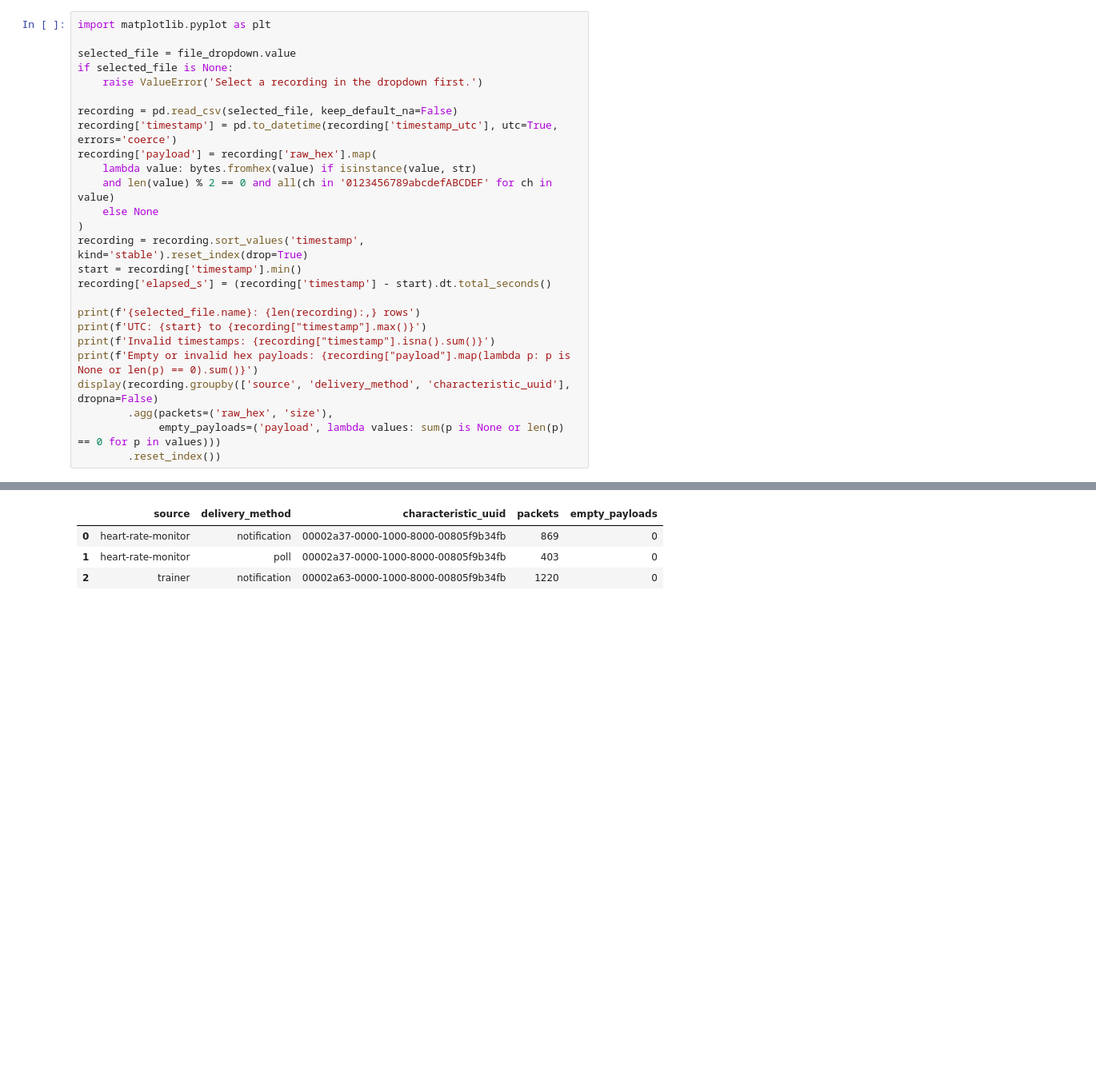
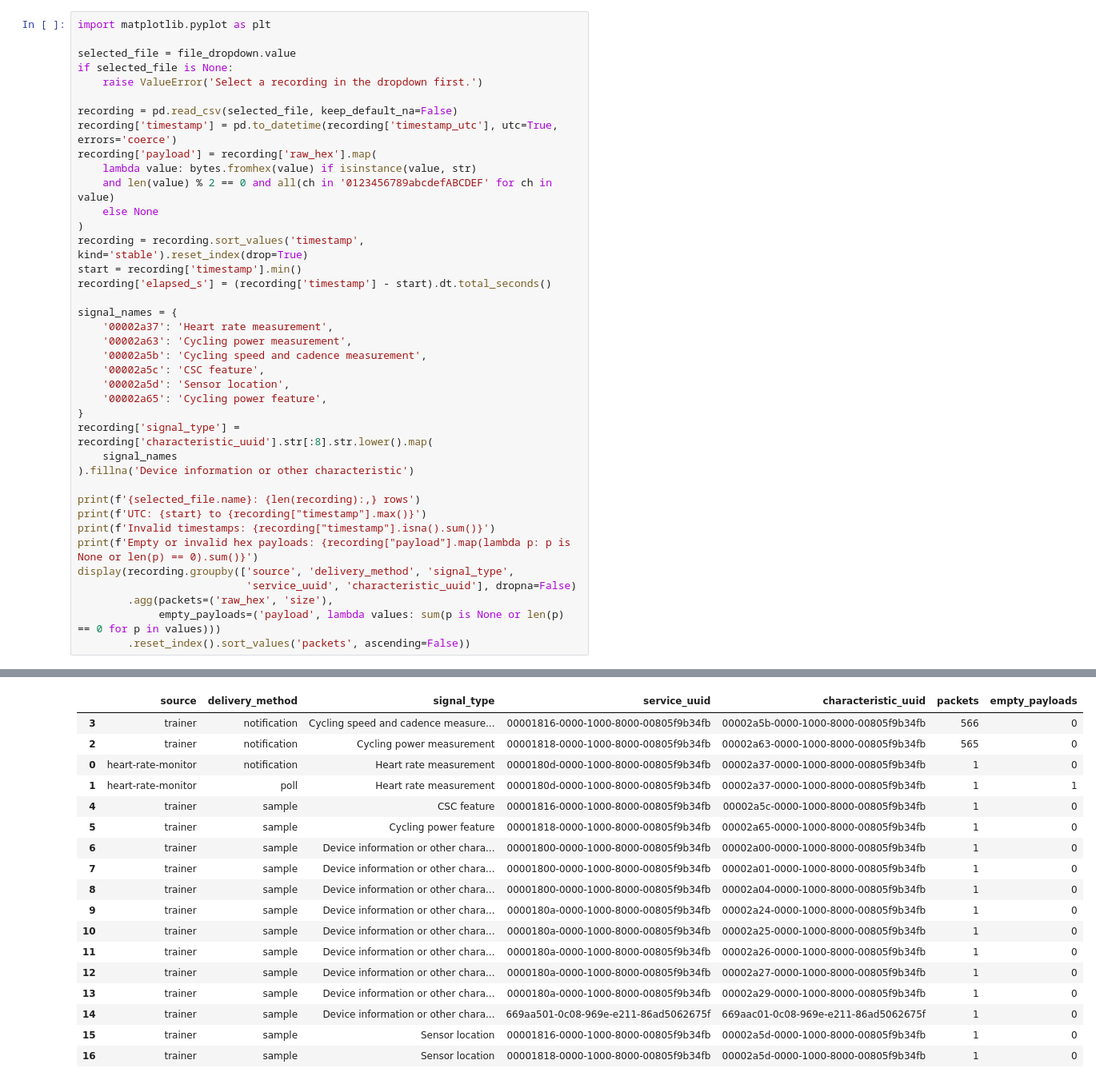
Before and after one commit to FerdivdKamp/bikeTrainerApp, a Jupyter notebook: tools/csv-reader/notebooks/recording_browser.ipynb, the cells around one changed output, grey strips where cells are left out. Shown at 80% size. Cells and saved outputs as stored; diff of their text form; blank space fills up the shorter version.

```diff
--- a/tools/csv-reader/notebooks/recording_browser.ipynb
+++ b/tools/csv-reader/notebooks/recording_browser.ipynb
@@ -84,12 +90,25 @@ recording = recording.sort_values('timestamp', kind='stable').reset_index(drop=T
 start = recording['timestamp'].min()
 recording['elapsed_s'] = (recording['timestamp'] - start).dt.total_seconds()
 
+signal_names = {
+    '00002a37': 'Heart rate measurement',
+    '00002a63': 'Cycling power measurement',
+    '00002a5b': 'Cycling speed and cadence measurement',
+    '00002a5c': 'CSC feature',
+    '00002a5d': 'Sensor location',
+    '00002a65': 'Cycling power feature',
+}
+recording['signal_type'] = recording['characteristic_uuid'].str[:8].str.lower().map(
+    signal_names
+).fillna('Device information or other characteristic')
+
 print(f'{selected_file.name}: {len(recording):,} rows')
 print(f'UTC: {start} to {recording["timestamp"].max()}')
 print(f'Invalid timestamps: {recording["timestamp"].isna().sum()}')
 print(f'Empty or invalid hex payloads: {recording["payload"].map(lambda p: p is None or len(p) == 0).sum()}')
-display(recording.groupby(['source', 'delivery_method', 'characteristic_uuid'], dropna=False)
+display(recording.groupby(['source', 'delivery_method', 'signal_type',
+                           'service_uuid', 'characteristic_uuid'], dropna=False)
         .agg(packets=('raw_hex', 'size'),
              empty_payloads=('payload', lambda values: sum(p is None or len(p) == 0 for p in values)))
-        .reset_index())
+        .reset_index().sort_values('packets', ascending=False))
 # %% [output]
@@ -100,7 +119,21 @@ Empty or invalid hex payloads: 0
-|  | source | delivery_method | characteristic_uuid | packets | empty_payloads |
-| 0 | heart-rate-monitor | notification | 00002a37-0000-1000-8000-00805f9b34fb | 869 | 0 |
-| 1 | heart-rate-monitor | poll | 00002a37-0000-1000-8000-00805f9b34fb | 403 | 0 |
-| 2 | trainer | notification | 00002a63-0000-1000-8000-00805f9b34fb | 1220 | 0 |
+|  | source | delivery_method | signal_type | service_uuid | characteristic_uuid | packets | empty_payloads |
+| 3 | trainer | notification | Cycling speed and cadence measure... | 00001816-0000-1000-8000-00805f9b34fb | 00002a5b-0000-1000-8000-00805f9b34fb | 566 | 0 |
+| 2 | trainer | notification | Cycling power measurement | 00001818-0000-1000-8000-00805f9b34fb | 00002a63-0000-1000-8000-00805f9b34fb | 565 | 0 |
+| 0 | heart-rate-monitor | notification | Heart rate measurement | 0000180d-0000-1000-8000-00805f9b34fb | 00002a37-0000-1000-8000-00805f9b34fb | 1 | 0 |
+| 1 | heart-rate-monitor | poll | Heart rate measurement | 0000180d-0000-1000-8000-00805f9b34fb | 00002a37-0000-1000-8000-00805f9b34fb | 1 | 1 |
+| 4 | trainer | sample | CSC feature | 00001816-0000-1000-8000-00805f9b34fb | 00002a5c-0000-1000-8000-00805f9b34fb | 1 | 0 |
+| 5 | trainer | sample | Cycling power feature | 00001818-0000-1000-8000-00805f9b34fb | 00002a65-0000-1000-8000-00805f9b34fb | 1 | 0 |
+| 6 | trainer | sample | Device information or other chara... | 00001800-0000-1000-8000-00805f9b34fb | 00002a00-0000-1000-8000-00805f9b34fb | 1 | 0 |
+| 7 | trainer | sample | Device information or other chara... | 00001800-0000-1000-8000-00805f9b34fb | 00002a01-0000-1000-8000-00805f9b34fb | 1 | 0 |
+| 8 | trainer | sample | Device information or other chara... | 00001800-0000-1000-8000-00805f9b34fb | 00002a04-0000-1000-8000-00805f9b34fb | 1 | 0 |
+| 9 | trainer | sample | Device information or other chara... | 0000180a-0000-1000-8000-00805f9b34fb | 00002a24-0000-1000-8000-00805f9b34fb | 1 | 0 |
+| 10 | trainer | sample | Device information or other chara... | 0000180a-0000-1000-8000-00805f9b34fb | 00002a25-0000-1000-8000-00805f9b34fb | 1 | 0 |
+| 11 | trainer | sample | Device information or other chara... | 0000180a-0000-1000-8000-00805f9b34fb | 00002a26-0000-1000-8000-00805f9b34fb | 1 | 0 |
+| 12 | trainer | sample | Device information or other chara... | 0000180a-0000-1000-8000-00805f9b34fb | 00002a27-0000-1000-8000-00805f9b34fb | 1 | 0 |
+| 13 | trainer | sample | Device information or other chara... | 0000180a-0000-1000-8000-00805f9b34fb | 00002a29-0000-1000-8000-00805f9b34fb | 1 | 0 |
+| 14 | trainer | sample | Device information or other chara... | 669aa501-0c08-969e-e211-86ad5062675f | 669aac01-0c08-969e-e211-86ad5062675f | 1 | 0 |
+| 15 | trainer | sample | Sensor location | 00001816-0000-1000-8000-00805f9b34fb | 00002a5d-0000-1000-8000-00805f9b34fb | 1 | 0 |
+| 16 | trainer | sample | Sensor location | 00001818-0000-1000-8000-00805f9b34fb | 00002a5d-0000-1000-8000-00805f9b34fb | 1 | 0 |
 # %% [markdown]
 ### What can one HR packet contain?
 
```
Also changed, not shown: parts of 16 cells of this notebook, 5 other files.
